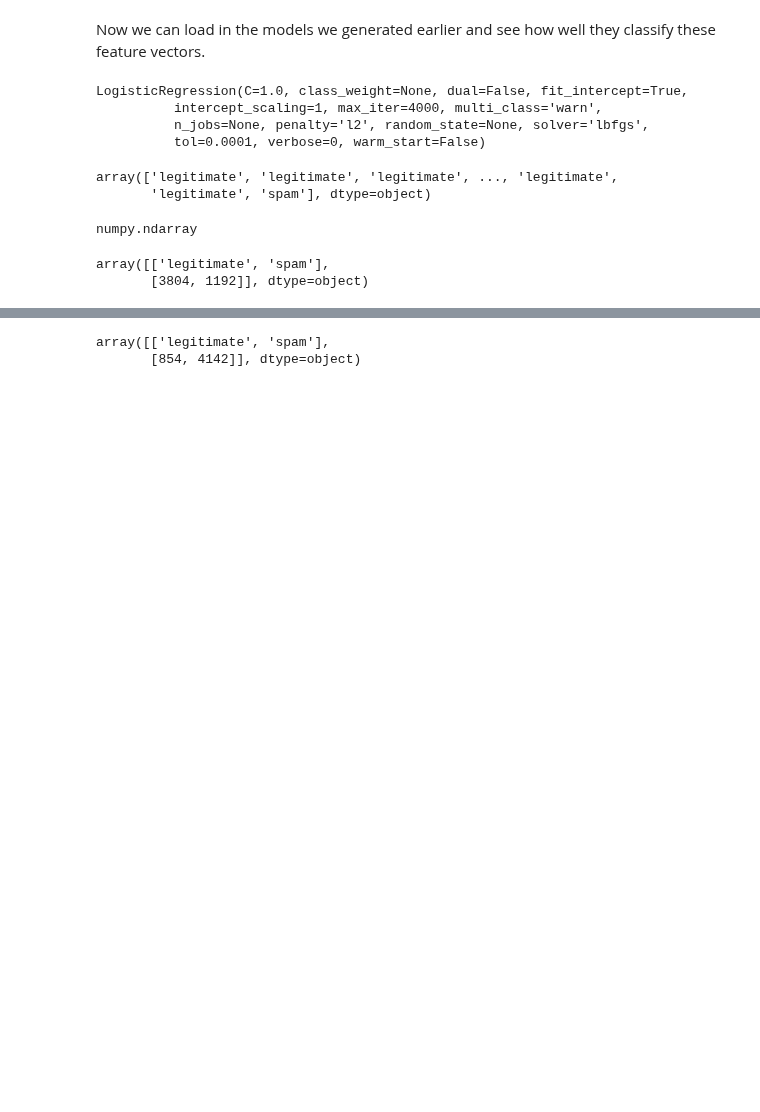
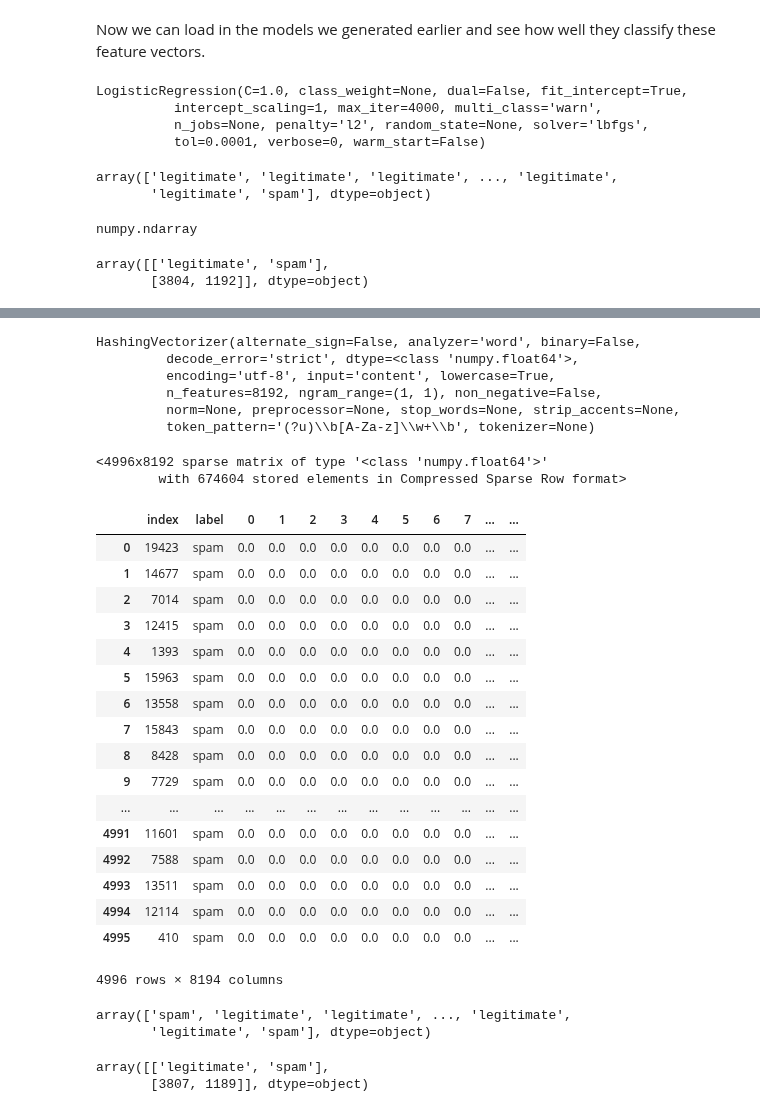
Before and after one commit to willb/openshift-ml-workflows-workshop, a Jupyter notebook: 05-data-drift.ipynb, the cells around one changed output, grey strips where cells are left out. Saved outputs shown, nothing was run; the diff lists cells and outputs as text; code cells hidden in the pictures; blank space fills up the shorter version.

Commit message:
checked the tfidf feature vecs with data drift

```diff
--- a/05-data-drift.ipynb
+++ b/05-data-drift.ipynb
@@ -138,0 +133,50 @@ no_drift_preds = loaded_model.predict(features_no_drift.iloc[:,0:features.shape[
+# %%
+from sklearn.feature_extraction.text import HashingVectorizer
+
+hv = HashingVectorizer(norm=None, token_pattern='(?u)\\b[A-Za-z]\\w+\\b', n_features=8192, alternate_sign = False)
+hv
+# %% [output]
+HashingVectorizer(alternate_sign=False, analyzer='word', binary=False,
+         decode_error='strict', dtype=<class 'numpy.float64'>,
+         encoding='utf-8', input='content', lowercase=True,
+         n_features=8192, ngram_range=(1, 1), non_negative=False,
+         norm=None, preprocessor=None, stop_words=None, strip_accents=None,
+         token_pattern='(?u)\\b[A-Za-z]\\w+\\b', tokenizer=None)
+# %%
+hvcounts = hv.fit_transform(df_test_spam["text"])
+hvcounts
+# %% [output]
+<4996x8192 sparse matrix of type '<class 'numpy.float64'>'
+        with 674604 stored elements in Compressed Sparse Row format>
+# %%
+from sklearn.feature_extraction.text import TfidfTransformer
+
+tfidf_transformer = TfidfTransformer()
+hvdf_tfidf = tfidf_transformer.fit_transform(hvcounts)
+# %%
+dense_tf_idf = hvdf_tfidf.toarray()
+labled_vecs = pd.concat([df_test_spam.reset_index()[["index", "label"]],pd.DataFrame(dense_tf_idf)], axis=1)
+labled_vecs.columns = labled_vecs.columns.astype(str)
+# %%
+features = labled_vecs
+# %%
+features
+# %% [output]
+|  | index | label | 0 | 1 | 2 | 3 | 4 | 5 | 6 | 7 | ... | ... |
+| 0 | 19423 | spam | 0.0 | 0.0 | 0.0 | 0.0 | 0.0 | 0.0 | 0.0 | 0.0 | ... | ... |
+| 1 | 14677 | spam | 0.0 | 0.0 | 0.0 | 0.0 | 0.0 | 0.0 | 0.0 | 0.0 | ... | ... |
+| 2 | 7014 | spam | 0.0 | 0.0 | 0.0 | 0.0 | 0.0 | 0.0 | 0.0 | 0.0 | ... | ... |
+| 3 | 12415 | spam | 0.0 | 0.0 | 0.0 | 0.0 | 0.0 | 0.0 | 0.0 | 0.0 | ... | ... |
+| 4 | 1393 | spam | 0.0 | 0.0 | 0.0 | 0.0 | 0.0 | 0.0 | 0.0 | 0.0 | ... | ... |
+| 5 | 15963 | spam | 0.0 | 0.0 | 0.0 | 0.0 | 0.0 | 0.0 | 0.0 | 0.0 | ... | ... |
+| 6 | 13558 | spam | 0.0 | 0.0 | 0.0 | 0.0 | 0.0 | 0.0 | 0.0 | 0.0 | ... | ... |
+| 7 | 15843 | spam | 0.0 | 0.0 | 0.0 | 0.0 | 0.0 | 0.0 | 0.0 | 0.0 | ... | ... |
+| 8 | 8428 | spam | 0.0 | 0.0 | 0.0 | 0.0 | 0.0 | 0.0 | 0.0 | 0.0 | ... | ... |
+| 9 | 7729 | spam | 0.0 | 0.0 | 0.0 | 0.0 | 0.0 | 0.0 | 0.0 | 0.0 | ... | ... |
+| ... | ... | ... | ... | ... | ... | ... | ... | ... | ... | ... | ... | ... |
+| 4991 | 11601 | spam | 0.0 | 0.0 | 0.0 | 0.0 | 0.0 | 0.0 | 0.0 | 0.0 | ... | ... |
+| 4992 | 7588 | spam | 0.0 | 0.0 | 0.0 | 0.0 | 0.0 | 0.0 | 0.0 | 0.0 | ... | ... |
+| 4993 | 13511 | spam | 0.0 | 0.0 | 0.0 | 0.0 | 0.0 | 0.0 | 0.0 | 0.0 | ... | ... |
+| 4994 | 12114 | spam | 0.0 | 0.0 | 0.0 | 0.0 | 0.0 | 0.0 | 0.0 | 0.0 | ... | ... |
+| 4995 | 410 | spam | 0.0 | 0.0 | 0.0 | 0.0 | 0.0 | 0.0 | 0.0 | 0.0 | ... | ... |
+4996 rows × 8194 columns
@@ -139,5 +192,11 @@ no_drift_preds = loaded_model.predict(features_no_drift.iloc[:,0:features.shape[
+# %%
+predictions
+# %% [output]
+array(['spam', 'legitimate', 'legitimate', ..., 'legitimate',
+       'legitimate', 'spam'], dtype=object)
 # %%
-np.array(np.unique(no_drift_preds, return_counts = True))
+import numpy as np
+np.array(np.unique(predictions, return_counts = True))
 # %% [output]
 array([['legitimate', 'spam'],
-       [854, 4142]], dtype=object)
+       [3807, 1189]], dtype=object)
```
Also changed, not shown: parts of 7 cells of this notebook.
